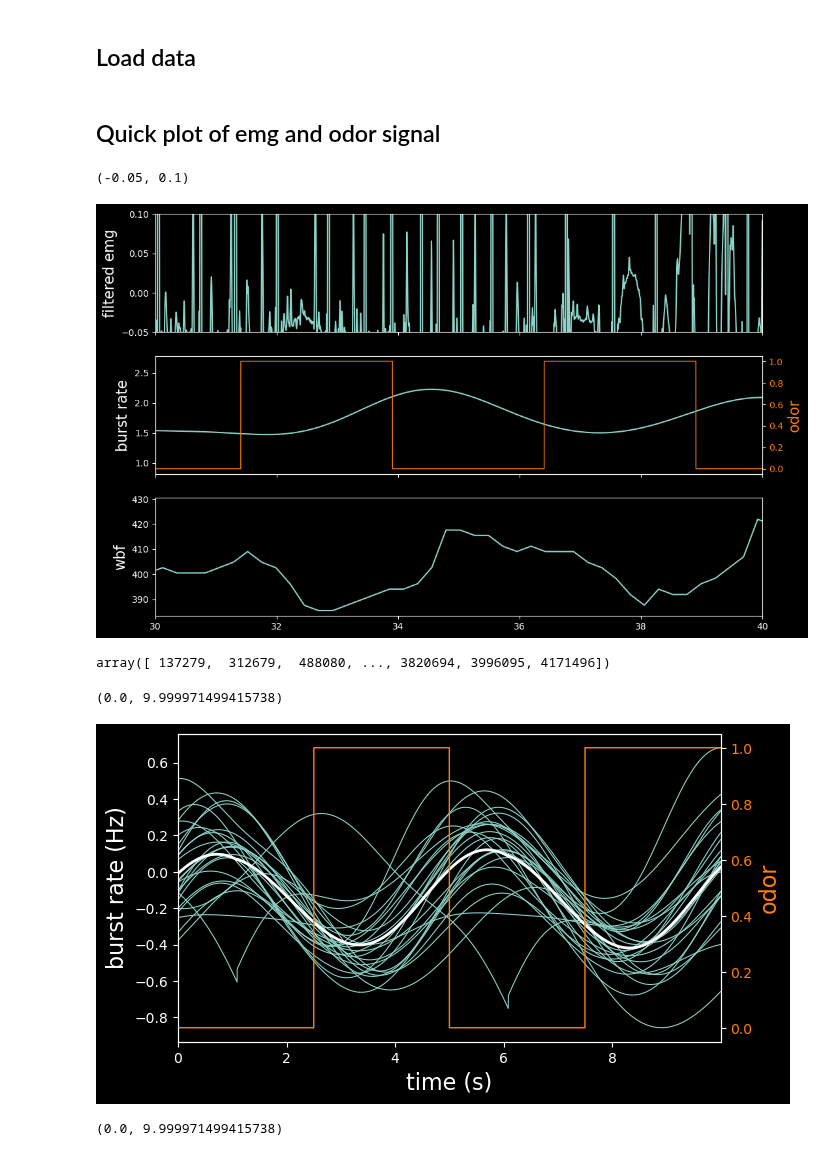
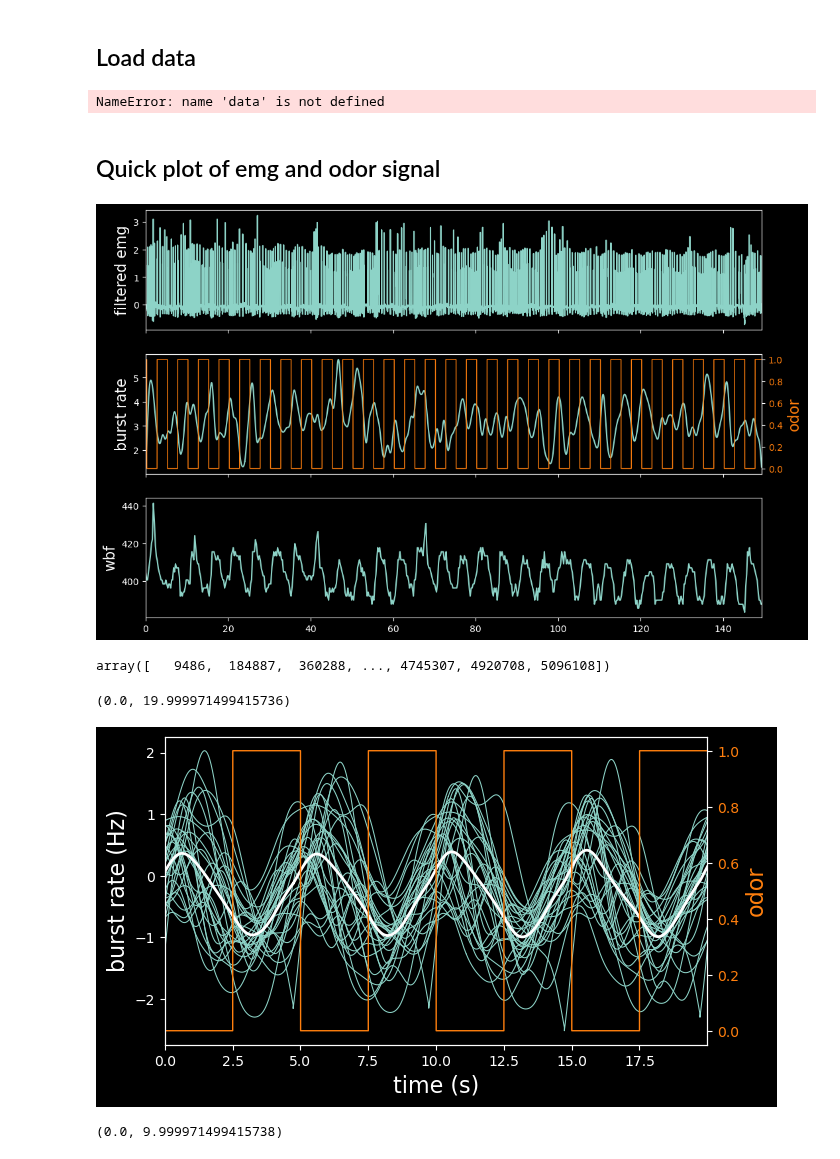
Before and after one commit to samcwhitehead/mosquito, a Jupyter notebook: scratch/quick_odor_check.ipynb, the cells around one changed output. Saved outputs shown, nothing was run; the diff lists cells and outputs as text; code cells hidden in the pictures.

Commit message:
minor edits + lots of figure making stuff

```diff
--- a/scratch/quick_odor_check.ipynb
+++ b/scratch/quick_odor_check.ipynb
@@ -29,7 +29,7 @@ print(plt.rcParams['axes.prop_cycle'].by_key()['color'])
 # paths to data
 data_root = '/media/sam/SamData/Mosquitoes'
 data_folder = '22_20240516' #
-axo_num =  12
+axo_num =  11
 # vid_str = 'aedes_C001H001S0001_20240326_154951'
 
 data = load_processed_data(data_folder, axo_num)
@@ -49,42 +49,43 @@ spike_idx = data['spike_idx']
 
 odor = (odor > 2)
 odor = odor.astype(float)
+# %% [output]
+NameError: name 'data' is not defined
 # %% [markdown]
 ## Quick plot of emg and odor signal
 # %%
 fig, (ax0, ax1, ax2) = plt.subplots(3,1, sharex=True, figsize=(12,8))
 
 ax0.plot(t, emg_filt)
 ax0.set_ylabel('filtered emg')
 
 ax1.plot(t, spike_rate)
 ax1.set_ylabel('burst rate')
 # ax1.set_ylabel('filtered emg (V)')
 
 ax11 = ax1.twinx()
 color = 'tab:orange'
 ax11.plot(t, odor, color=color, lw=1.0)
 ax11.tick_params(axis='y', labelcolor=color)
 ax11.set_ylabel('odor', color=color)
 
 
 ax2.plot(t, wbf)
 ax2.set_ylabel('wbf')
 
 ax0.autoscale(enable=True, axis='x', tight=True)
-ax0.set_xlim([30, 40])
-ax0.set_ylim([-0.05, 0.1])
+# ax0.set_xlim([30, 40])
+# ax0.set_ylim([-0.05, 0.1])
 # ax1.autoscale(enable=True, axis='x', tight=True)
 # %% [output]
-(-0.05, 0.1)
-[figure, old version]
+[figure, new version]
 # %%
 # align stimuli
 off_pts = np.where(np.diff(odor) < -0.5)[0]
 # off_pts = np.insert(off_pts, 0, 0)
 off_pts
 # %% [output]
-array([ 137279,  312679,  488080, ..., 3820694, 3996095, 4171496])
+array([   9486,  184887,  360288, ..., 4745307, 4920708, 5096108])
 # %%
 # plot aligned stimuli
 fig, ax = plt.subplots(figsize=(7,4))
@@ -92,7 +93,7 @@ fig, ax = plt.subplots(figsize=(7,4))
 data_list = []
 
 for ith in range(len(off_pts)):
-    idx_curr = np.arange(off_pts[ith] - 10*fs , off_pts[ith])
+    idx_curr = np.arange(off_pts[ith] - 20*fs , off_pts[ith])
     t_curr = (1/fs)*(idx_curr - idx_curr[0])
     odor_curr = odor[idx_curr]
     spike_rate_curr = spike_rate[idx_curr] - np.mean(spike_rate[idx_curr][odor_curr < 0.5])
@@ -116,8 +117,8 @@ ax_odor.set_ylabel('odor', color=color)
 
 ax.set_xlim([t_curr[0], t_curr[-1]])
 # %% [output]
-(0.0, 9.999971499415738)
+(0.0, 19.999971499415736)
-[figure, old version]
+[figure, new version]
 # %%
 # plot aligned stimuli
 fig, ax = plt.subplots(figsize=(7,4))
```
Also changed, not shown: 17 other files.
